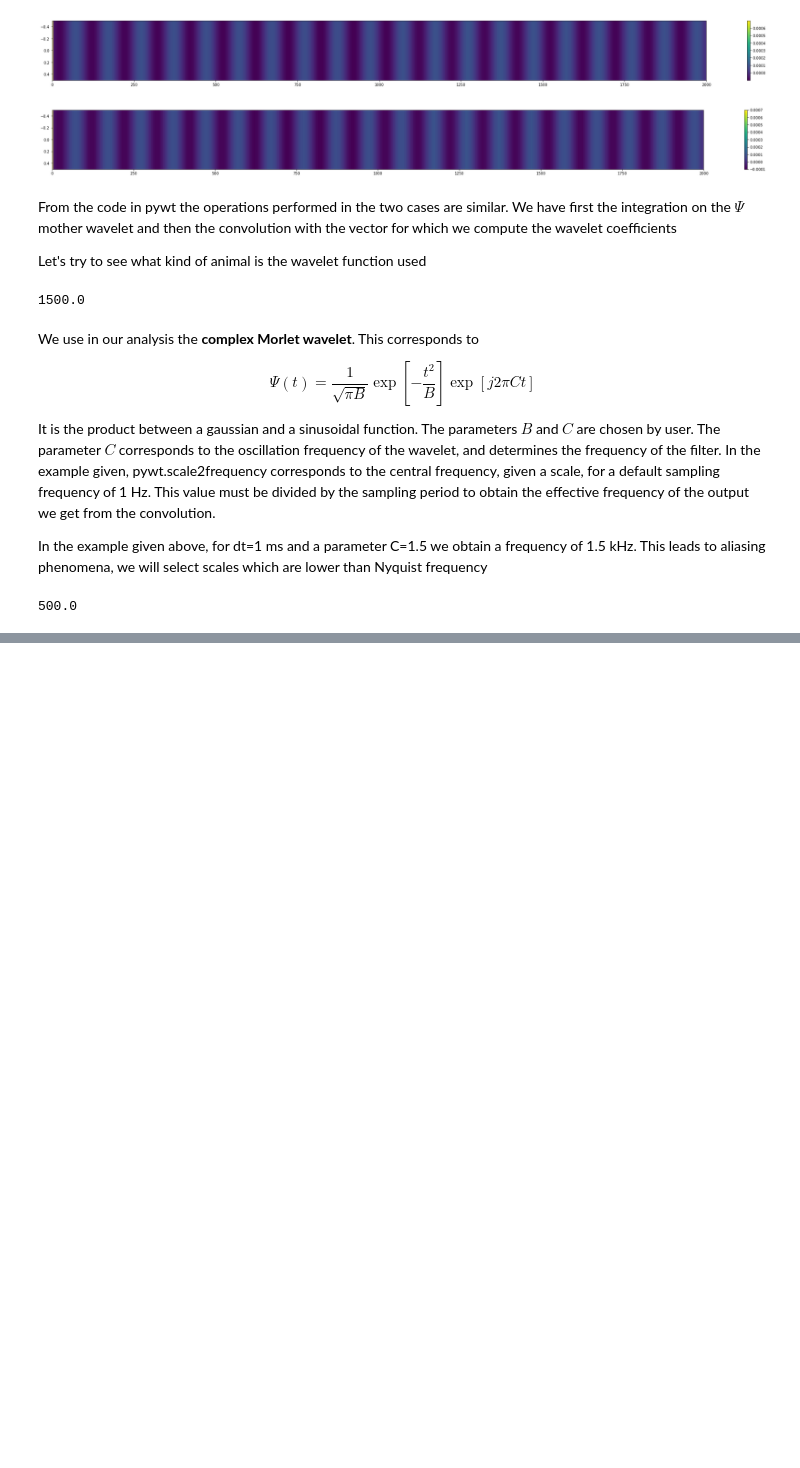
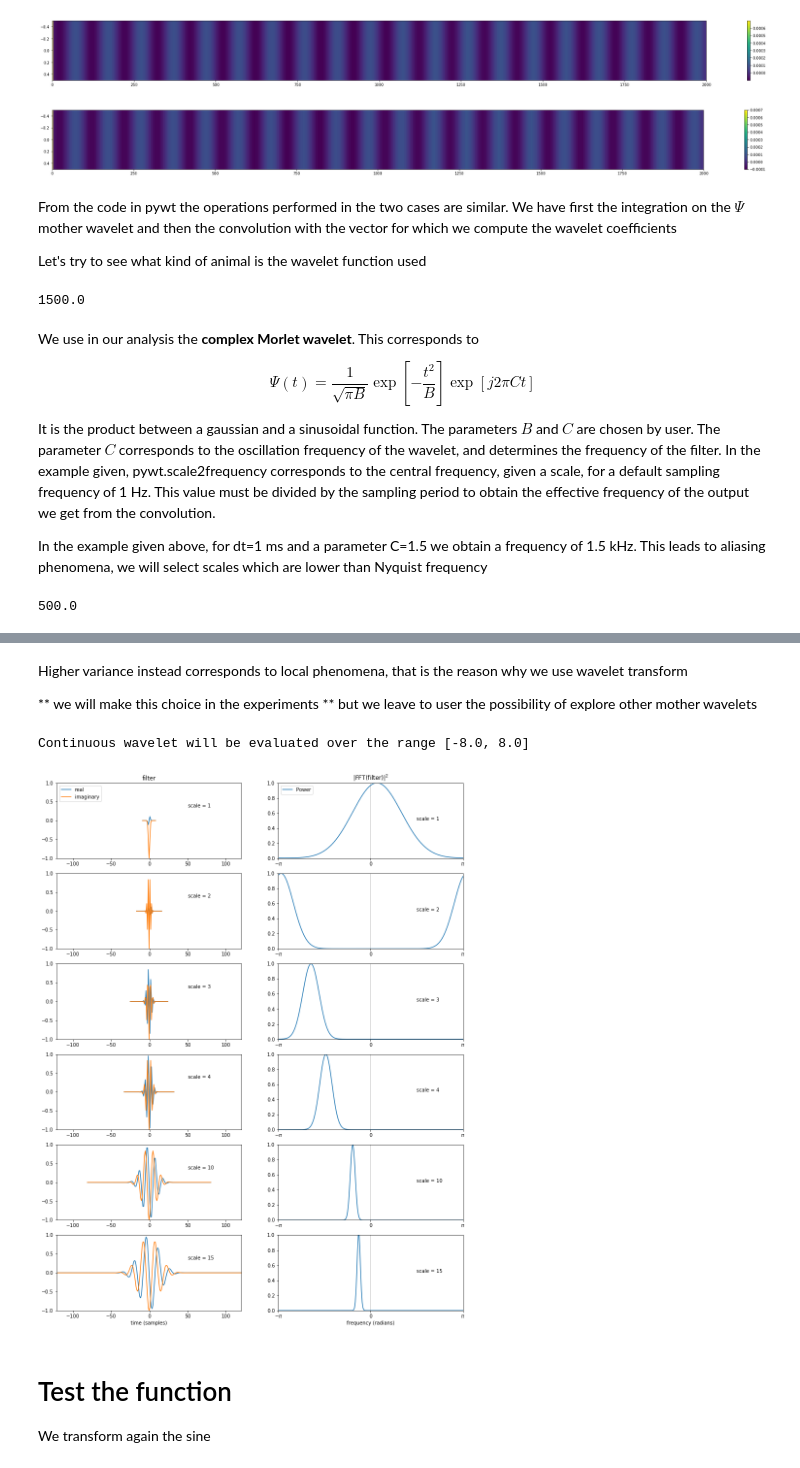
Before and after one commit to rickqiu/mt-mkl, a Jupyter notebook: notebooks/try_wavelet_transform.ipynb, the cells around one changed output, grey strips where cells are left out. Drawn from its saved outputs; the diff is of its cells as text; code cells hidden in the pictures; blank space fills up the shorter version.

```diff
--- a/notebooks/try_wavelet_transform.ipynb
+++ b/notebooks/try_wavelet_transform.ipynb
@@ -144,0 +153,69 @@ Continuous wavelet will be evaluated over the range [-8.0, 8.0]
+# %% [markdown]
+Higher variance instead corresponds to local phenomena, that is the reason why we use wavelet transform
+
+** we will make this choice in the experiments ** but we leave to user the possibility of explore other mother wavelets
+# %%
+wav = pywt.ContinuousWavelet('cmor1.5-1.')
+
+# print the range over which the wavelet will be evaluated
+print("Continuous wavelet will be evaluated over the range [{}, {}]".format(
+    wav.lower_bound, wav.upper_bound))
+
+width = wav.upper_bound - wav.lower_bound
+
+scales = [1, 2, 3, 4, 10, 15]
+
+max_len = int(np.max(scales)*width + 1)
+t = np.arange(max_len)
+fig, axes = plt.subplots(len(scales), 2, figsize=(15, 20))
+for n, scale in enumerate(scales):
+
+    # The following code is adapted from the internals of cwt
+    int_psi, x = pywt.integrate_wavelet(wav, precision=10)
+    step = x[1] - x[0]
+    j = np.floor(
+        np.arange(scale * width + 1) / (scale * step))
+    if np.max(j) >= np.size(int_psi):
+        j = np.delete(j, np.where((j >= np.size(int_psi)))[0])
+    j = j.astype(np.int)
+
+    # normalize int_psi for easier plotting
+    int_psi /= np.abs(int_psi).max()
+
+    # discrete samples of the integrated wavelet
+    filt = int_psi[j][::-1]
+
+    # The CWT consists of convolution of filt with the signal at this scale
+    # Here we plot this discrete convolution kernel at each scale.
+
+    nt = len(filt)
+    t = np.linspace(-nt//2, nt//2, nt);
+    axes[n, 0].plot(t, filt.real, t, filt.imag);
+    axes[n, 0].set_xlim([-max_len//2, max_len//2]);
+    axes[n, 0].set_ylim([-1, 1]);
+    axes[n, 0].text(50, 0.35, 'scale = {}'.format(scale));
+
+    f = np.linspace(-np.pi, np.pi, max_len);
+    filt_fft = np.fft.fftshift(np.fft.fft(filt, n=max_len));
+    filt_fft /= np.abs(filt_fft).max();
+    axes[n, 1].plot(f, np.abs(filt_fft)**2);
+    axes[n, 1].set_xlim([-np.pi, np.pi]);
+    axes[n, 1].set_ylim([0, 1]);
+    axes[n, 1].set_xticks([-np.pi, 0, np.pi]);
+    axes[n, 1].set_xticklabels([r'$-\pi$', '0', r'$\pi$']);
+    axes[n, 1].grid(True, axis='x');
+    axes[n, 1].text(np.pi/2, 0.5, 'scale = {}'.format(scale));
+
+axes[n, 0].set_xlabel('time (samples)');
+axes[n, 1].set_xlabel('frequency (radians)');
+axes[0, 0].legend(['real', 'imaginary'], loc='upper left');
+axes[0, 1].legend(['Power'], loc='upper left');
+axes[0, 0].set_title('filter');
+axes[0, 1].set_title(r'|FFT(filter)|$^2$');
+# %% [output]
+Continuous wavelet will be evaluated over the range [-8.0, 8.0]
+[figure, added]
+# %% [markdown]
+# Test the function
+
+We transform again the sine
```
Also changed, not shown: parts of 9 cells of this notebook, 1 other file.
